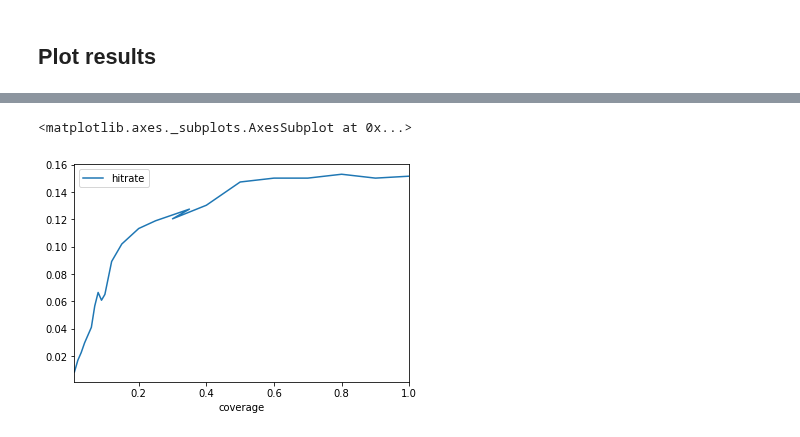
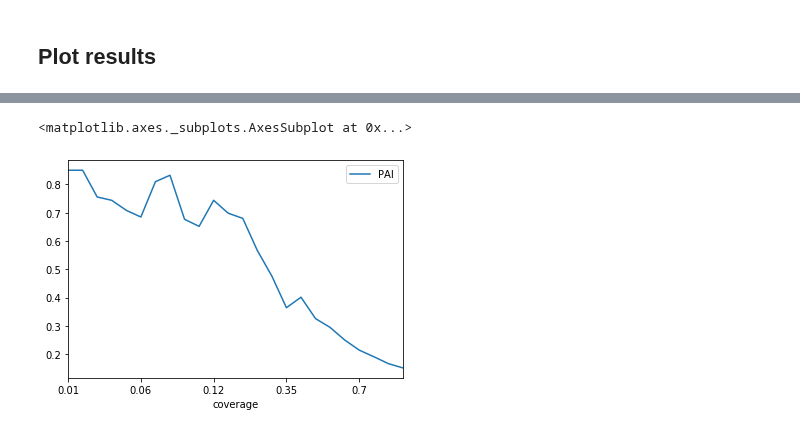
Before and after one commit to jrudascas/security_project, a Jupyter notebook: aggressive_behavior_model/SEPP/experiment_08_sepp_city_prediction_coverage_sweep.ipynb, the cells around one changed output, grey strips where cells are left out. Drawn from its saved outputs; the diff is of its cells as text; code cells hidden in the pictures.

```diff
--- a/aggressive_behavior_model/SEPP/experiment_08_sepp_city_prediction_coverage_sweep.ipynb
+++ b/aggressive_behavior_model/SEPP/experiment_08_sepp_city_prediction_coverage_sweep.ipynb
@@ -191,0 +212,12 @@ hitrates_outfile.close()
+# %%
+experiment_name = 'city_coverage_vs_hitrate_2017-01-24'
+custom_path = path+'/aggressive_behavior_model/SEPP/'+'pkl/PredictionRina_'+experiment_name+'.pkl'
+infile = open(custom_path,'rb')
+df_4 = pickle.load(infile)
+infile.close()
+# %%
+experiment_name = 'city_coverage_vs_hitrate_2017-01-25'
+custom_path = path+'/aggressive_behavior_model/SEPP/'+'pkl/PredictionRina_'+experiment_name+'.pkl'
+infile = open(custom_path,'rb')
+df_5 = pickle.load(infile)
+infile.close()
@@ -195,5 +238,13 @@ df_hitrates['hitrate'] = pd.to_numeric(df_hitrates['hitrate'])
+# %%
+experiment_name = 'city_coverage_vs_hitrate_2017-01-24'
+custom_path = path+'/aggressive_behavior_model/SEPP/'+'pkl/PredictionRina_'+experiment_name+'.pkl'
+infile = open(custom_path,'rb')
+df_pai = pickle.load(infile)
+infile.close()
+# %%
+df_pai['PAI'] = df_pai['hitrate'].astype('float')/df_pai['coverage'].astype('float')
 # %%
-df_hitrates.plot(x='coverage', y='hitrate')
+df_pai.plot(x='coverage', y='PAI')
 # %% [output]
 <matplotlib.axes._subplots.AxesSubplot at 0x...>
-[figure, old version]
+[figure, new version]
```
Also changed, not shown: parts of 11 cells of this notebook.
